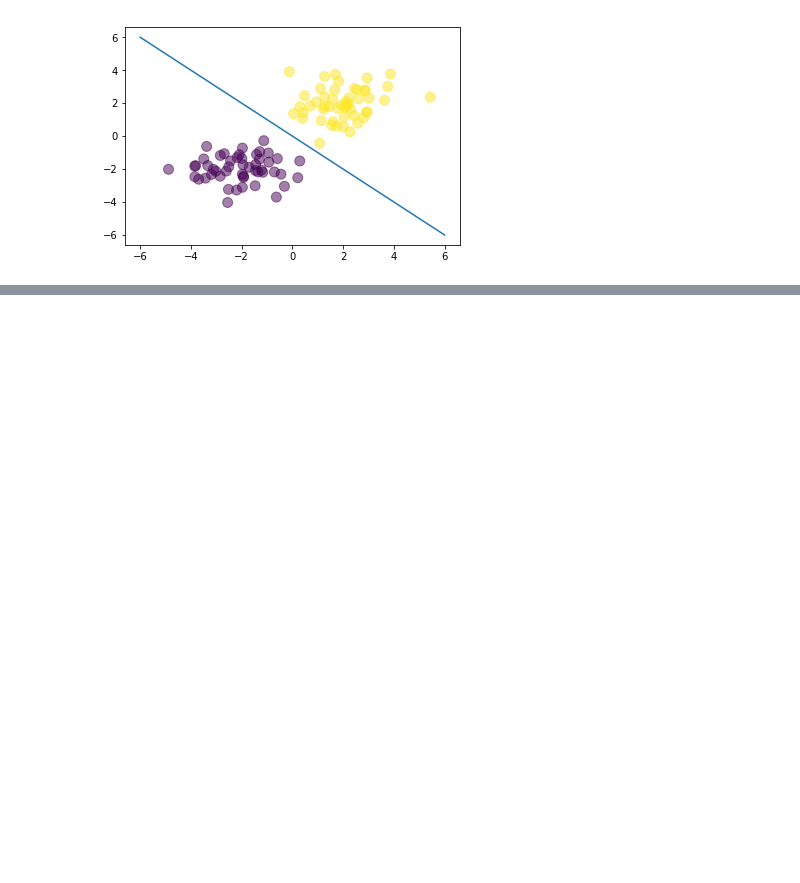
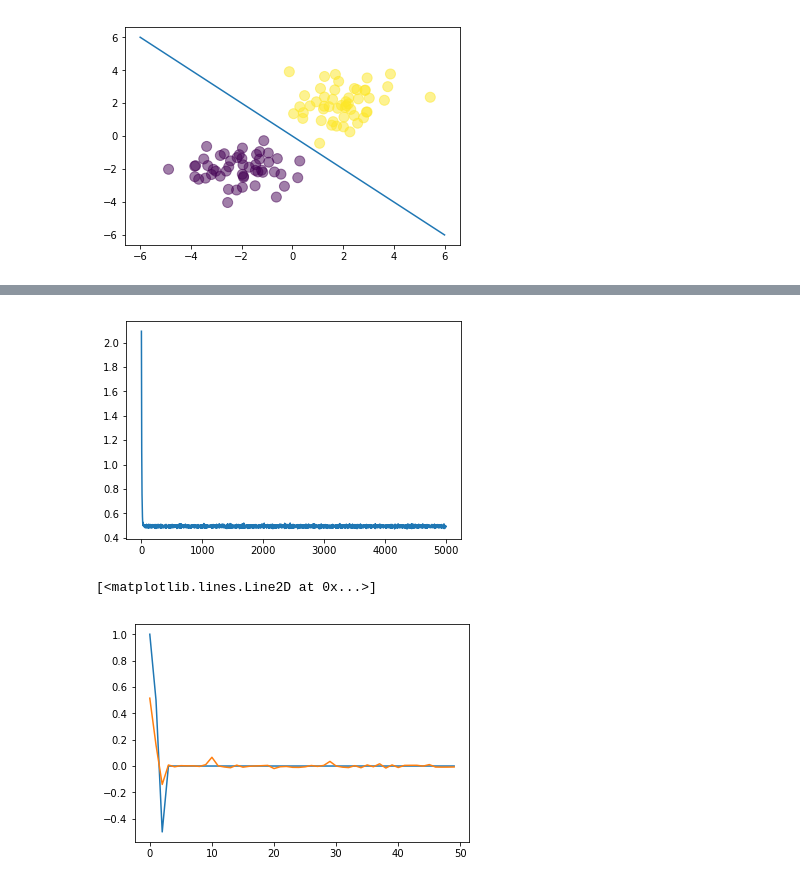
Before and after one commit to alvin319/book-notes, a Jupyter notebook: miscellaneous/logisitic_regression.ipynb, the cells around one changed output, grey strips where cells are left out. Cells and saved outputs as stored; diff of their text form; code cells hidden in the pictures; blank space fills up the shorter version.

```diff
--- a/miscellaneous/logisitic_regression.ipynb
+++ b/miscellaneous/logisitic_regression.ipynb
@@ -248,0 +290,35 @@ Final test accuracy: 0.9698492462311558
+# %%
+# L1 regularization
+
+def sigmoid(z):
+    return 1 / (1 + np.exp(-z))
+
+N = 50
+D = 50
+
+X = (np.random.random((N, D)) - 0.5) * 10
+true_weights = np.array([1, 0.5, -0.5] + [0] * (D - 3))
+Y = np.round(sigmoid(X.dot(true_weights) + np.random.randn(N) * 0.5))
+
+costs = []
+weights = np.random.randn(D) / np.sqrt(D)
+learning_rate = 0.001
+regularization = 10.0
+
+for t in range(5000):
+    Y_hat = sigmoid(X.dot(weights))
+    delta = Y_hat - Y
+    weights -= learning_rate * (X.T.dot(delta) + regularization * np.sign(weights))
+
+    cost = -(Y * np.log(Y_hat) + (1 - Y) * np.log(1 - Y_hat)).mean() + regularization * np.abs(weights).mean()
+    costs.append(cost)
+
+plt.plot(costs)
+plt.show()
+
+plt.plot(true_weights, label='True weights')
+plt.plot(weights, label='Predicted weights')
+# %% [output]
+[figure, added]
+[<matplotlib.lines.Line2D at 0x...>]
+[figure, added]
```
Also changed, not shown: parts of 5 cells of this notebook.
